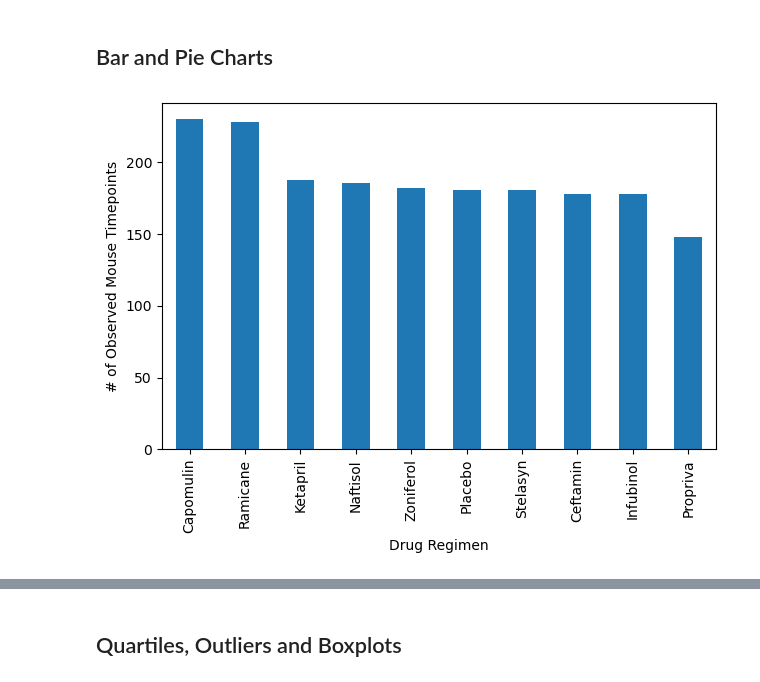
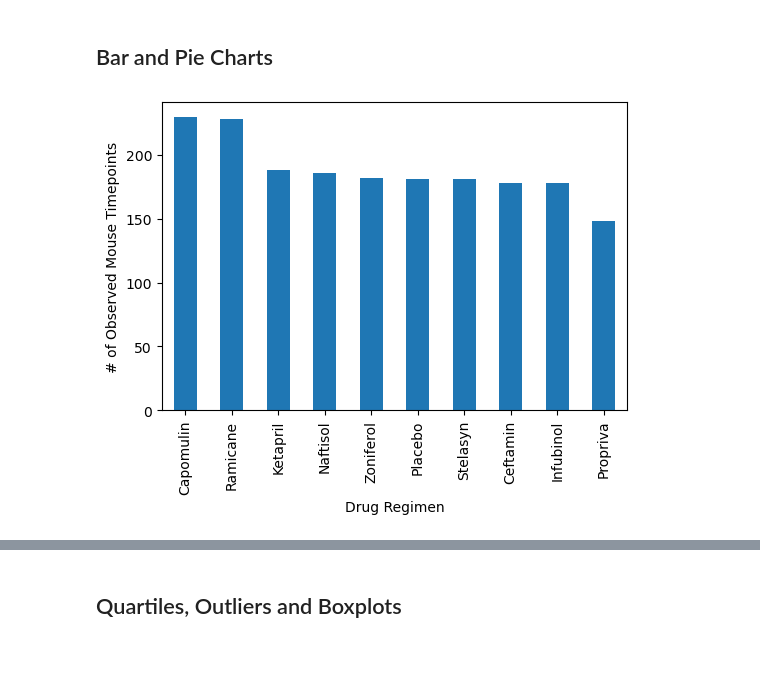
Before and after one commit to cmaijala/Matplotlib-challenge, a Jupyter notebook: Pymaceuticals/pymaceuticals_starter.ipynb, the cells around one changed output, grey strips where cells are left out. Cells and saved outputs as stored; diff of their text form; code cells hidden in the pictures; blank space fills up the shorter version.

Commit message:
Bar and Pie Charts Completed

```diff
--- a/Pymaceuticals/pymaceuticals_starter.ipynb
+++ b/Pymaceuticals/pymaceuticals_starter.ipynb
@@ -156,25 +158,18 @@ advanced_stats
 # %%
 # Generate a bar plot showing the total number of rows (Mouse ID/Timepoints) for each drug regimen using Pandas.
 # Count the number of rows for each drug regimen
 
-# Get data grouped by Drug Regimen
-mouse_timepoints = clean_mouse_data[["Timepoint", "Drug Regimen"]].groupby(["Drug Regimen"]).count()
+# Group by 'Drug Regimen' and count/sort the number of rows for each regimen
+drug_regimen_count = clean_mouse_data.groupby("Drug Regimen").size()
+drug_regimen_count_sorted = drug_regimen_count.sort_values(ascending=False)
+# Plot using Pandas' plot function
+bar_pandas = drug_regimen_count_sorted.plot(kind="bar", figsize=(6, 4))
 
-# Sort data for plotting
-sorted_timepoints = mouse_timepoints.sort_values(["Timepoint"], ascending=False)
 
-# Plot bar chart using pandas
-timepoints_plot = sorted_timepoints.plot.bar()
 
-# Remove the legend
-plt.legend().set_visible(False)
-
-# Add labels
-plt.xlabel('Drug Regimen')
-plt.ylabel('# of Observed Mouse Timepoints')
-
-# Show the plot
-plt.tight_layout()  # Adjust layout to fit labels
+# Display the plot
+plt.xlabel("Drug Regimen")
+plt.ylabel("# of Observed Mouse Timepoints")
 plt.show()
 # %% [output]
-[figure, old version]
+[figure, new version]
```
Also changed, not shown: parts of 5 cells of this notebook.
